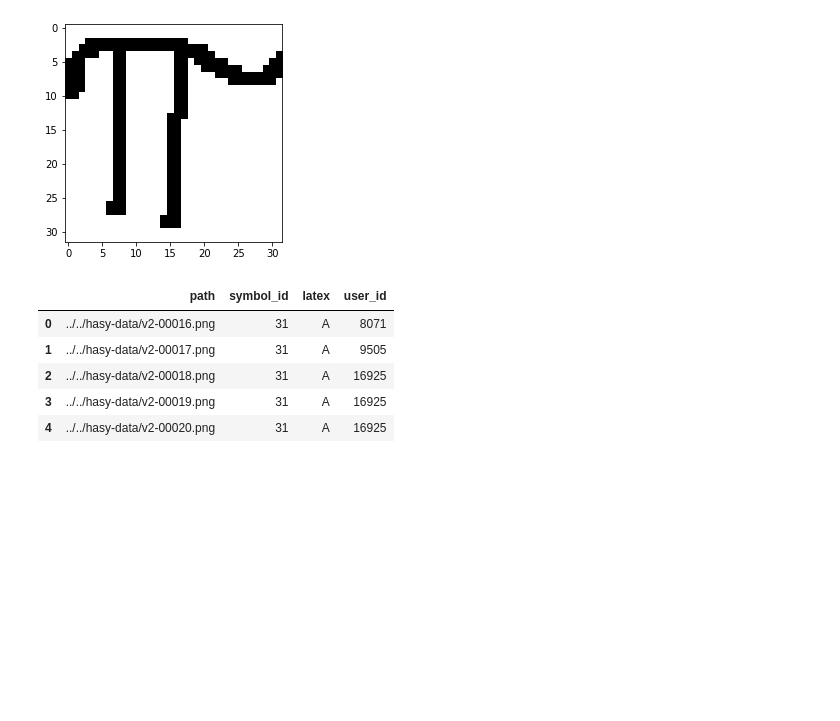
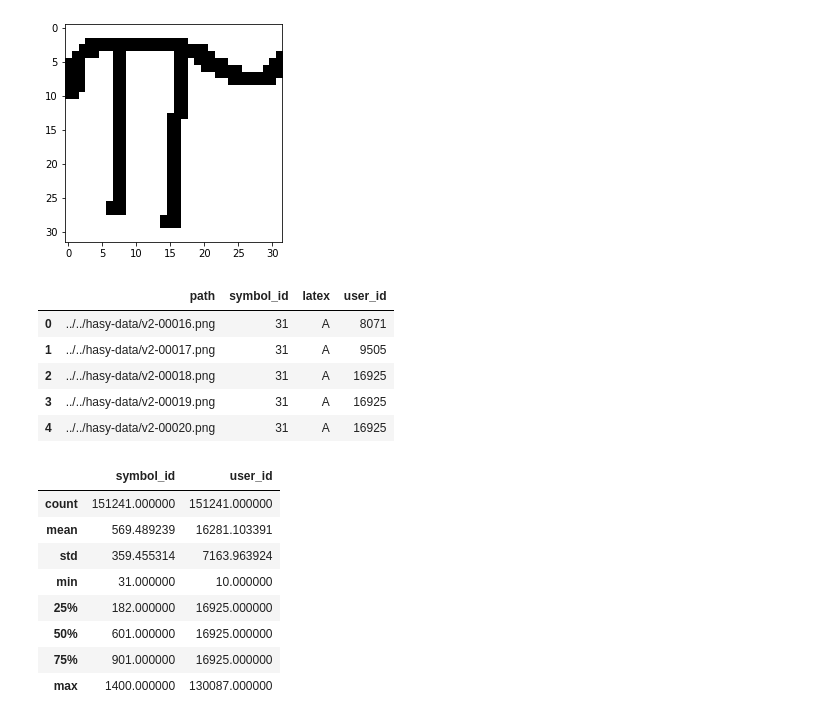
Before and after one commit to yuvalgrossman/EquSolve, a Jupyter notebook: shahar.ipynb, the cells around one changed output. Saved outputs shown, nothing was run; the diff lists cells and outputs as text; code cells hidden in the pictures; blank space fills up the shorter version.

```diff
--- a/shahar.ipynb
+++ b/shahar.ipynb
@@ -62,4 +65,18 @@ train_df.head()
 | 2 | ../../hasy-data/v2-00018.png | 31 | A | 16925 |
 | 3 | ../../hasy-data/v2-00019.png | 31 | A | 16925 |
 | 4 | ../../hasy-data/v2-00020.png | 31 | A | 16925 |
+# %%
+train_df.describe()
+# len(np.unique(train_df.symbol_id))
+# len(np.unique(test_df.symbol_id))
+# %% [output]
+|  | symbol_id | user_id |
+| count | 151241.000000 | 151241.000000 |
+| mean | 569.489239 | 16281.103391 |
+| std | 359.455314 | 7163.963924 |
+| min | 31.000000 | 10.000000 |
+| 25% | 182.000000 | 16925.000000 |
+| 50% | 601.000000 | 16925.000000 |
+| 75% | 901.000000 | 16925.000000 |
+| max | 1400.000000 | 130087.000000 |
 # %%
```
Also changed, not shown: parts of 12 cells of this notebook.
